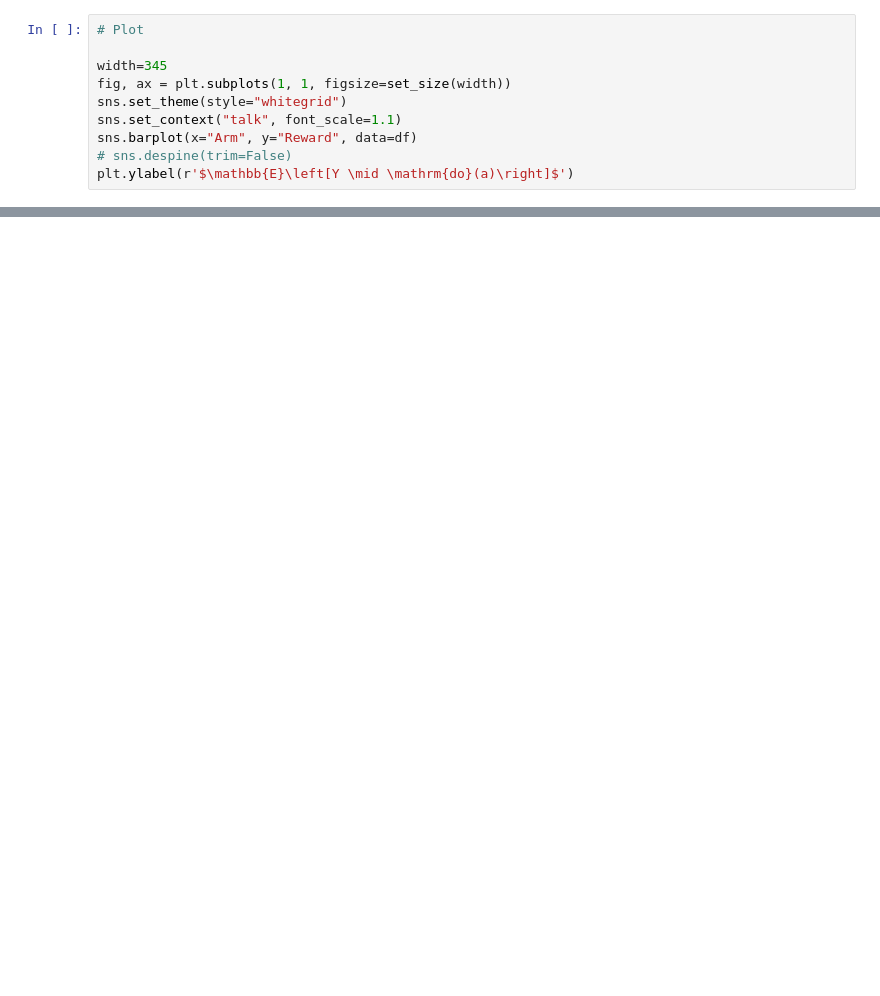
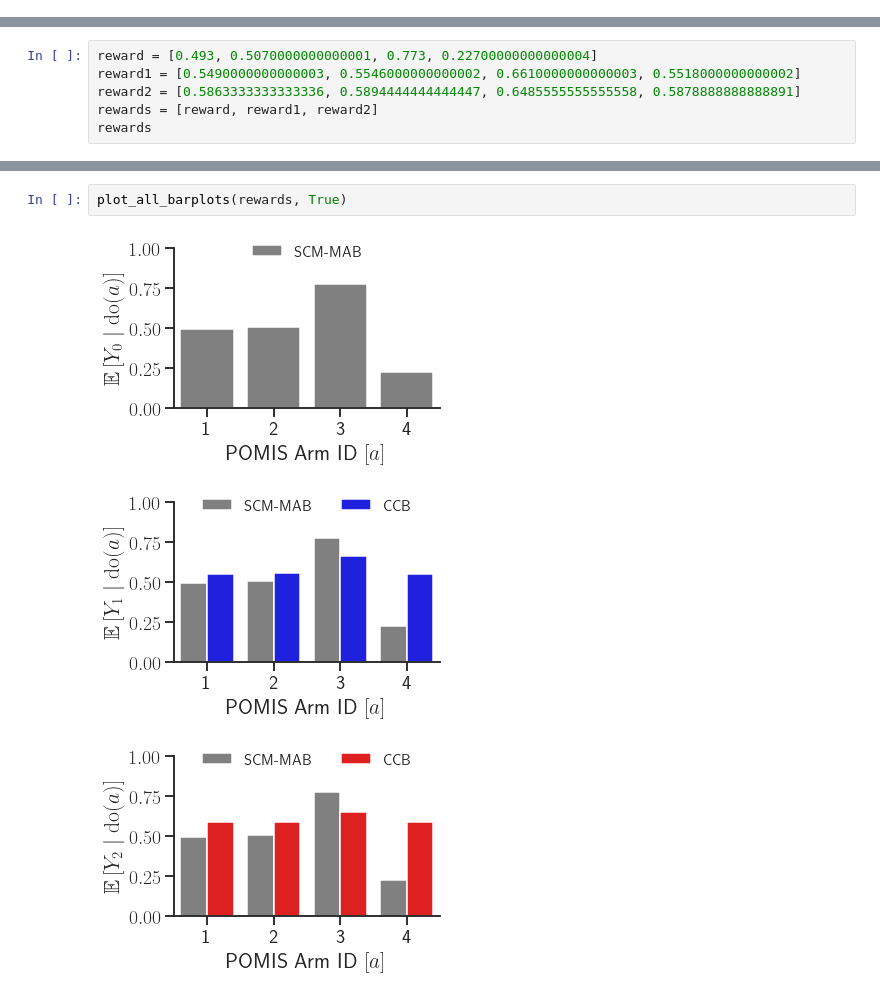
Before and after one commit to neildhir/non-stationary-causal-bandits, a Jupyter notebook: notebooks/plotting.ipynb, the cells around one changed output, grey strips where cells are left out. Cells and saved outputs as stored; diff of their text form; blank space fills up the shorter version.

```diff
--- a/notebooks/plotting.ipynb
+++ b/notebooks/plotting.ipynb
@@ -52,10 +0,0 @@ def set_size(width, fraction=1):
-# %%
-# Plot
-
-width=345
-fig, ax = plt.subplots(1, 1, figsize=set_size(width))
-sns.set_theme(style="whitegrid")
-sns.set_context("talk", font_scale=1.1)
-sns.barplot(x="Arm", y="Reward", data=df)
-# sns.despine(trim=False)
-plt.ylabel(r'$\mathbb{E}\left[Y \mid \mathrm{do}(a)\right]$')
@@ -64,0 +6,6 @@ Text(0, 0.5, '$\\mathbb{E}\\left[Y \\mid \\mathrm{do}(a)\\right]$')
+# %%
+reward = [0.493, 0.5070000000000001, 0.773, 0.22700000000000004]
+reward1 = [0.5490000000000003, 0.5546000000000002, 0.6610000000000003, 0.5518000000000002]
+reward2 = [0.5863333333333336, 0.5894444444444447, 0.6485555555555558, 0.5878888888888891]
+rewards = [reward, reward1, reward2]
+rewards
@@ -64,0 +22,6 @@ Text(0, 0.5, '$\\mathbb{E}\\left[Y \\mid \\mathrm{do}(a)\\right]$')
+# %%
+plot_all_barplots(rewards, True)
+# %% [output]
+[figure, added]
+[figure, added]
+[figure, added]
```
Also changed, not shown: parts of 6 cells of this notebook, 4 other files.
